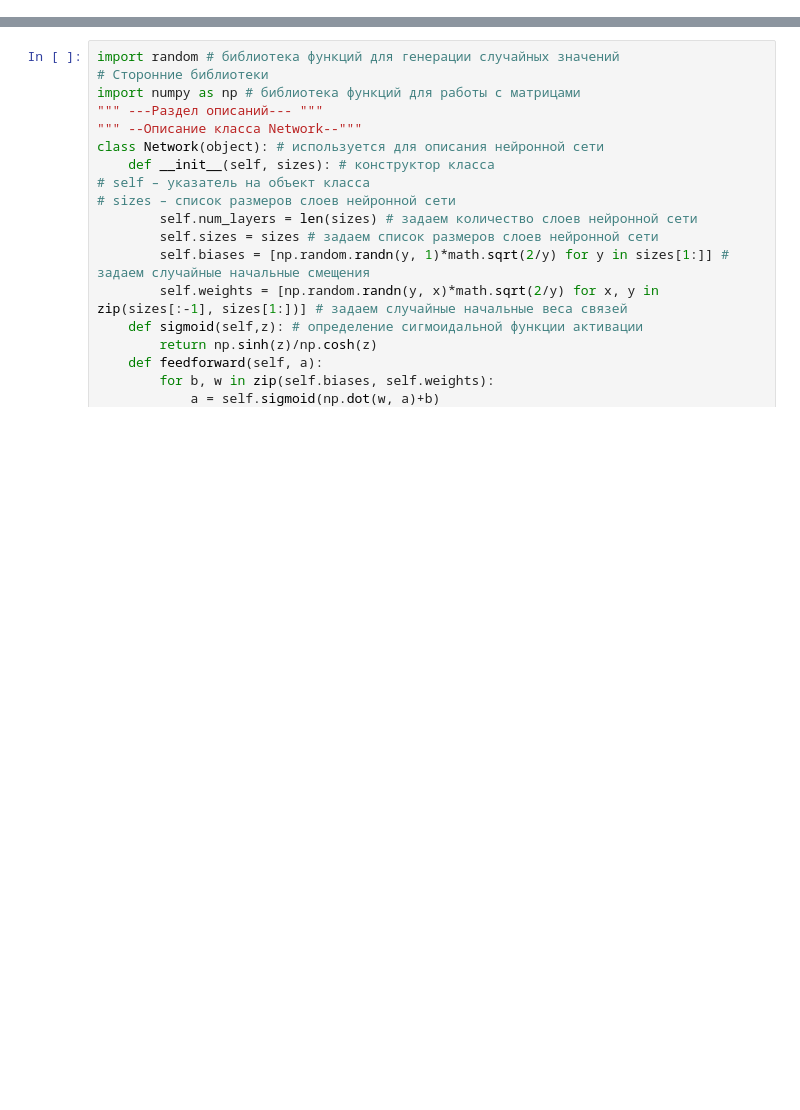
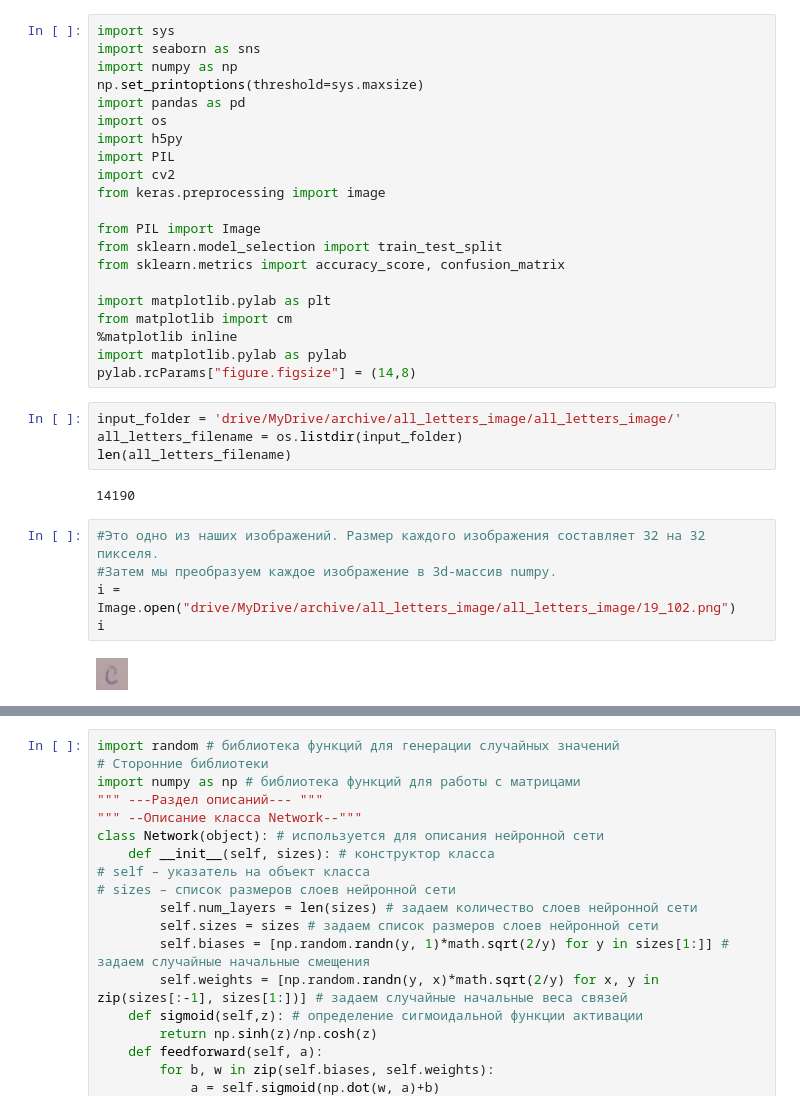
Before and after one commit to MorozovDesu/neural_network_technologies, a Jupyter notebook: 2_Лаба_Нейросетевые_технологии_без_keras.ipynb, the cells around one changed output, grey strips where cells are left out. Cells and saved outputs as stored; diff of their text form; blank space fills up the shorter version.

```diff
--- a/2_Лаба_Нейросетевые_технологии_без_keras.ipynb
+++ b/2_Лаба_Нейросетевые_технологии_без_keras.ipynb
@@ -1,2 +1,36 @@
 # %% [markdown]
 <a href="https://colab.research.google.com/github/MorozovDesu/neural_network_technologies/blob/main/2_%D0%9B%D0%B0%D0%B1%D0%B0_%D0%9D%D0%B5%D0%B9%D1%80%D0%BE%D1%81%D0%B5%D1%82%D0%B5%D0%B2%D1%8B%D0%B5_%D1%82%D0%B5%D1%85%D0%BD%D0%BE%D0%BB%D0%BE%D0%B3%D0%B8%D0%B8_%D0%B1%D0%B5%D0%B7_keras.ipynb" target="_parent"><img src="https://colab.research.google.com/assets/colab-badge.svg" alt="Open In Colab"/></a>
+# %%
+import sys
+import seaborn as sns
+import numpy as np
+np.set_printoptions(threshold=sys.maxsize)
+import pandas as pd
+import os
+import h5py
+import PIL
+import cv2
+from keras.preprocessing import image
+
+from PIL import Image
+from sklearn.model_selection import train_test_split
+from sklearn.metrics import accuracy_score, confusion_matrix
+
+import matplotlib.pylab as plt
+from matplotlib import cm
+%matplotlib inline
+import matplotlib.pylab as pylab
+pylab.rcParams["figure.figsize"] = (14,8)
+# %%
+input_folder = 'drive/MyDrive/archive/all_letters_image/all_letters_image/'
+all_letters_filename = os.listdir(input_folder)
+len(all_letters_filename)
+# %% [output]
+14190
+# %%
+#Это одно из наших изображений. Размер каждого изображения составляет 32 на 32 пикселя.
+#Затем мы преобразуем каждое изображение в 3d-массив numpy.
+i = Image.open("drive/MyDrive/archive/all_letters_image/all_letters_image/19_102.png")
+i
+# %% [output]
+[figure, added]
```
Also changed, not shown: parts of 13 cells of this notebook.
